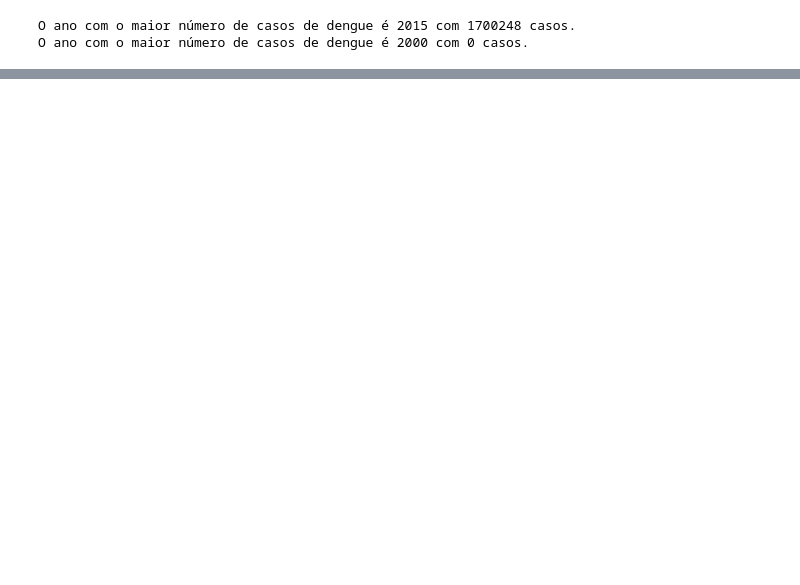
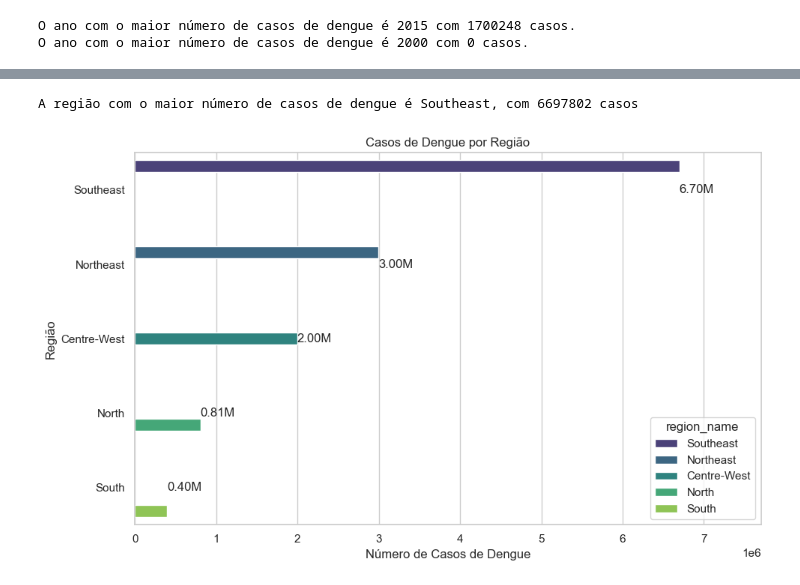
Before and after one commit to luiz-prado/analises_exploratorias, a Jupyter notebook: casos_dengue_brasil/EDA_dengue_2000_2019.ipynb, the cells around one changed output, grey strips where cells are left out. Cells and saved outputs as stored; diff of their text form; code cells hidden in the pictures; blank space fills up the shorter version.

```diff
--- a/casos_dengue_brasil/EDA_dengue_2000_2019.ipynb
+++ b/casos_dengue_brasil/EDA_dengue_2000_2019.ipynb
@@ -304,0 +352,32 @@ plt.show()
+# %%
+# Agrupa o dataset por 'region_name' e soma os casos de dengue
+casos_regiao = df_dados_limpo.groupby('region_name')['dengue_cases'].sum().reset_index()
+
+# Ordena os resultados em ordem decrescente de casos de dengue
+casos_regiao = casos_regiao.sort_values('dengue_cases', ascending=False)
+
+# Mostra a região com mais casos
+regiao_mais_casos = casos_regiao.iloc[0]
+
+print(f"A região com o maior número de casos de dengue é {regiao_mais_casos['region_name']}, com {regiao_mais_casos['dengue_cases']} casos")
+# %% [output]
+A região com o maior número de casos de dengue é Southeast, com 6697802 casos
+# %%
+plt.figure(figsize=(10, 6))
+
+sns.barplot(x='dengue_cases', y='region_name', hue='region_name', data=casos_regiao, palette='viridis')
+
+for index, value in enumerate(casos_regiao['dengue_cases']):
+    plt.text(value, index, f'{value/1_000_000:.2f}M', va='center')
+
+plt.title('Casos de Dengue por Região')
+plt.xlabel('Número de Casos de Dengue')
+plt.ylabel('Região')
+plt.tight_layout()
+
+max_cases = casos_regiao['dengue_cases'].max()
+plt.xlim(0, max_cases * 1.15)  # ajustando o eixo x para caber a informação de 6.7M
+
+plt.show()
+# %% [output]
+[figure, added]
```
Also changed, not shown: parts of 7 cells of this notebook.
